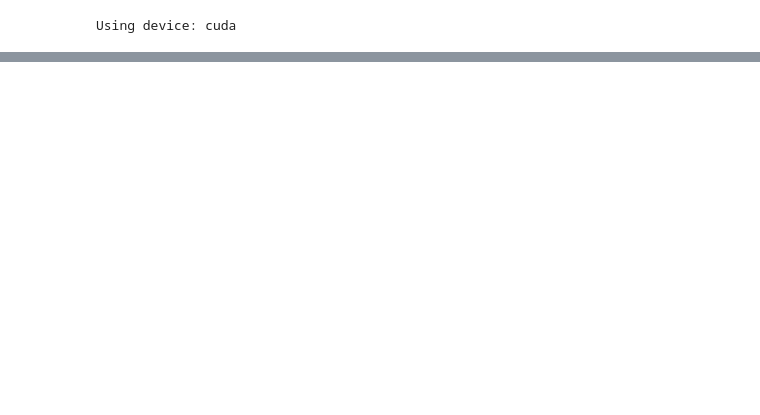
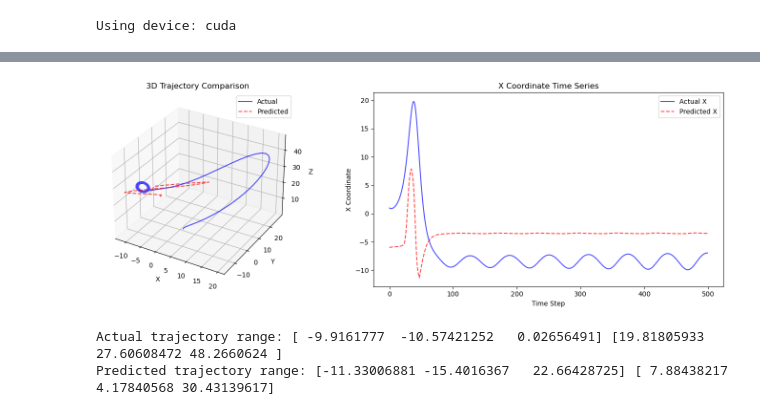
Before and after one commit to Zeedan345/Koopman-Operators-Learning-Model, a Jupyter notebook: lorenz_simulation_.ipynb, the cells around one changed output, grey strips where cells are left out. Saved outputs shown, nothing was run; the diff lists cells and outputs as text; code cells hidden in the pictures; blank space fills up the shorter version.

```diff
--- a/lorenz_simulation_.ipynb
+++ b/lorenz_simulation_.ipynb
@@ -232,0 +314,5 @@ Epoch 10, Loss 0.1078, LR: 0.003500
+# %%
+save_folder = "lorenz-koopman-models"
+os.makedirs(save_folder, exist_ok = True)
+# %%
+save_path = os.path.join(save_folder, "lorenz-koopman-model-2.2.pth")
@@ -232,0 +326,4 @@ Epoch 10, Loss 0.1078, LR: 0.003500
+# %%
+model = KoopmanModel(input_dim=3, koopman_dim=6).to(device)
+model.load_state_dict(torch.load(save_path, weights_only=True))
+model.eval()
@@ -232,0 +351,66 @@ Epoch 10, Loss 0.1078, LR: 0.003500
+# %%
+# Load the model
+# model = KoopmanModel(input_dim=3, koopman_dim=6).to(device)
+# model.load_state_dict(torch.load("lorenz-koopman-models/lorenz-koopman-model-2.0.pth"))
+# model.eval()
+
+# Use the first trajectory from your dataset as an example
+test_data = dataset[145].to(device)  # Get the first trajectory from your dataset
+
+# Get predictions
+with torch.no_grad():
+    predicted = model(test_data).cpu().numpy()
+
+# Get the actual trajectory (denormalize the input data)
+actual_trajectory = denormalize_lorenz_trajectory(
+    test_data.x.cpu().numpy(),
+    test_data.min_vals,
+    test_data.range_vals
+)
+
+# Denormalize the predicted trajectory
+predicted_trajectory = denormalize_lorenz_trajectory(
+    predicted,
+    test_data.min_vals,
+    test_data.range_vals
+)
+
+# Create the visualization
+fig = plt.figure(figsize=(15, 5))
+
+# 3D trajectory plot
+ax1 = fig.add_subplot(121, projection='3d')
+ax1.plot(actual_trajectory[:, 0], actual_trajectory[:, 1], actual_trajectory[:, 2],
+         'b-', label='Actual', alpha=0.7)
+ax1.plot(predicted_trajectory[:, 0], predicted_trajectory[:, 1], predicted_trajectory[:, 2],
+         'r--', label='Predicted', alpha=0.7)
+ax1.set_xlabel('X')
+ax1.set_ylabel('Y')
+ax1.set_zlabel('Z')
+ax1.set_title('3D Trajectory Comparison')
+ax1.legend()
+
+# Time series plot
+ax2 = fig.add_subplot(122)
+time = np.arange(len(actual_trajectory))
+ax2.plot(time, actual_trajectory[:, 0], 'b-', label='Actual X', alpha=0.7)
+ax2.plot(time, predicted_trajectory[:, 0], 'r--', label='Predicted X', alpha=0.7)
+ax2.set_xlabel('Time Step')
+ax2.set_ylabel('X Coordinate')
+ax2.set_title('X Coordinate Time Series')
+ax2.legend()
+
+plt.tight_layout()
+plt.show()
+
+# Print some statistics to verify the predictions
+print("Actual trajectory range:",
+      np.min(actual_trajectory, axis=0),
+      np.max(actual_trajectory, axis=0))
+print("Predicted trajectory range:",
+      np.min(predicted_trajectory, axis=0),
+      np.max(predicted_trajectory, axis=0))
+# %% [output]
+[figure, added]
+Actual trajectory range: [ -9.9161777  -10.57421252   0.02656491] [19.81805933 27.60608472 48.2660624 ]
+Predicted trajectory range: [-11.33006881 -15.4016367   22.66428725] [ 7.88438217  4.17840568 30.43139617]
```
Also changed, not shown: parts of 14 cells of this notebook, 5 other files.
